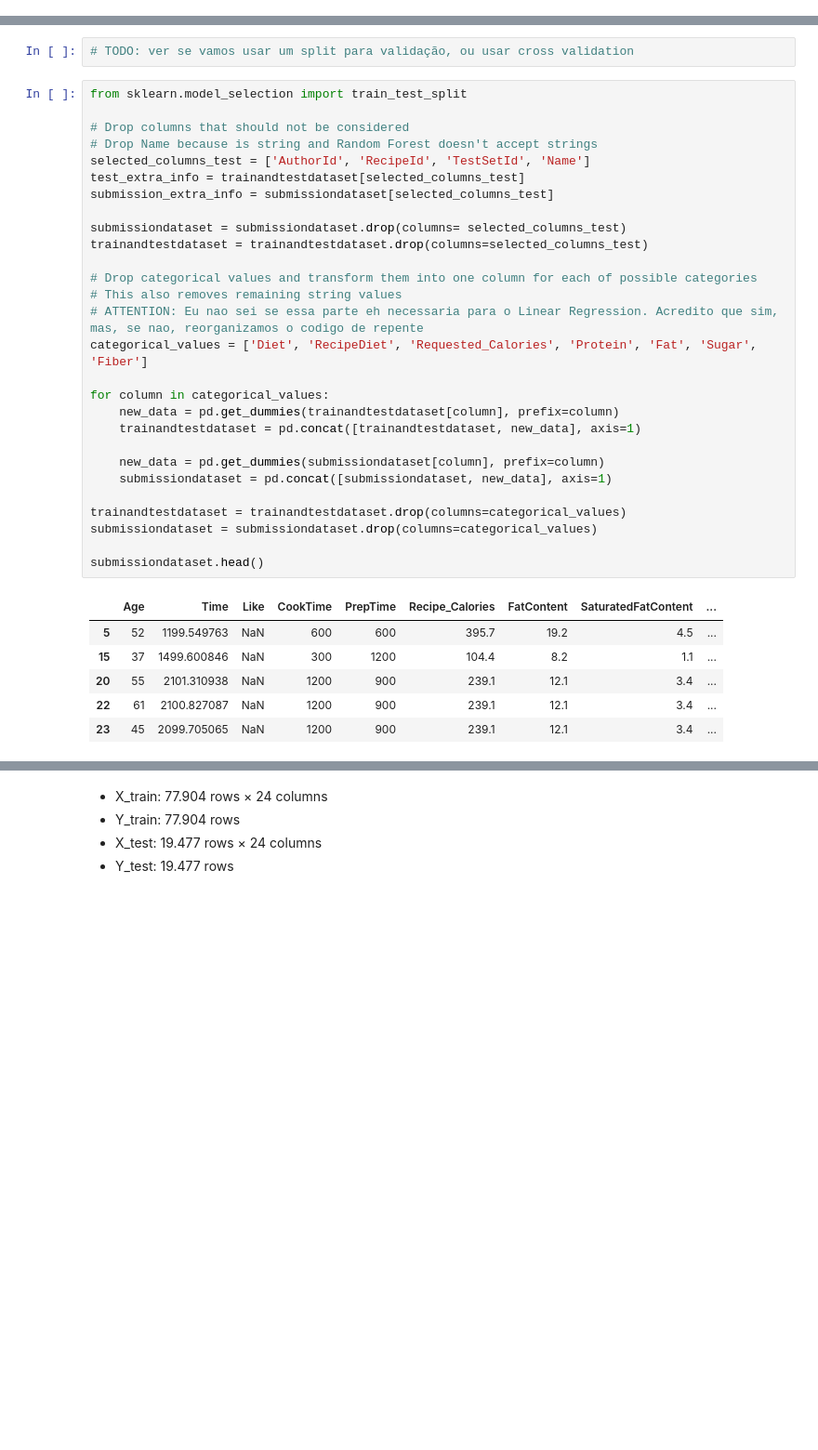
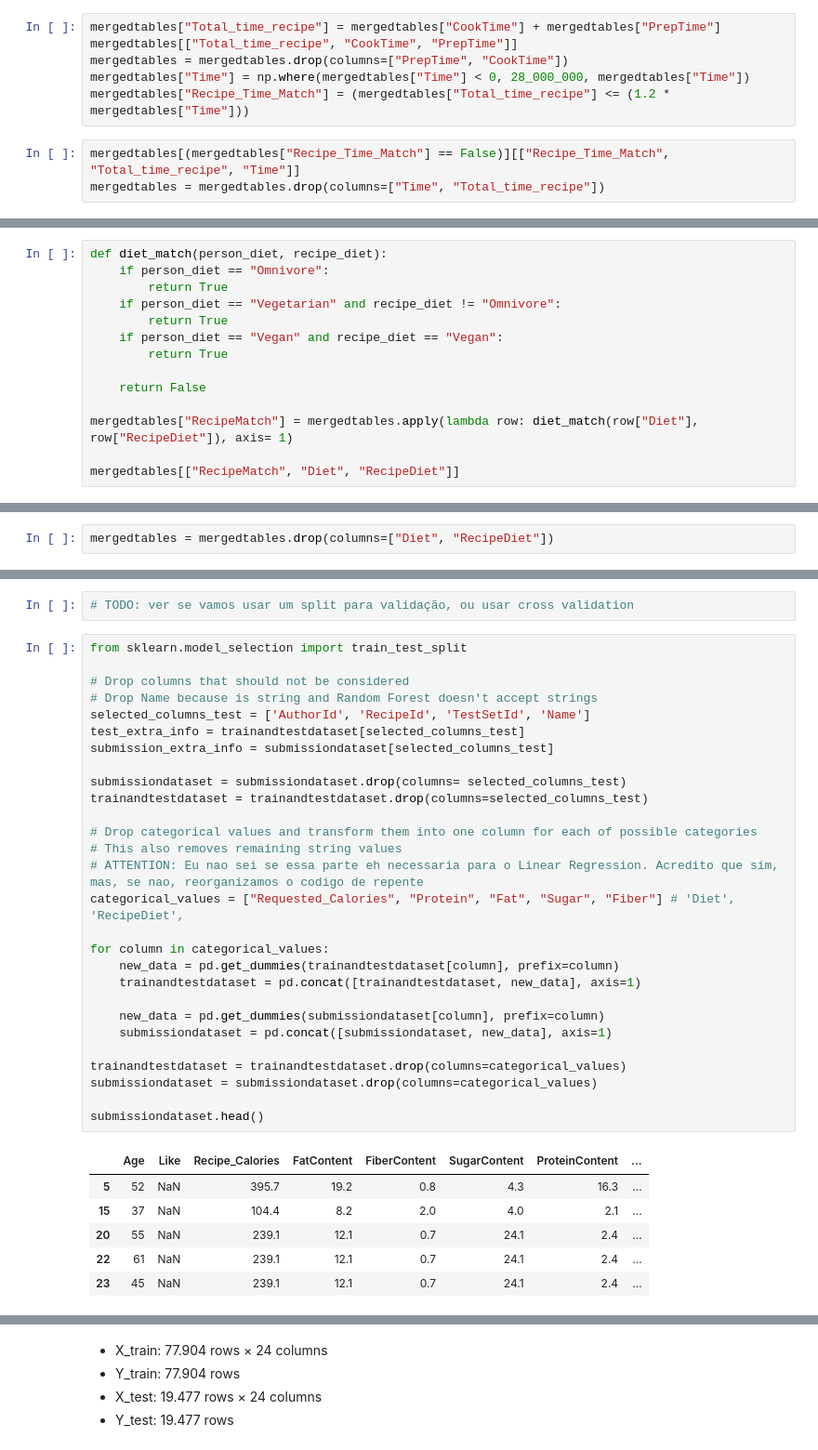
Before and after one commit to lauracorssac/AC-Harpy-Eagle, a Jupyter notebook: CRISPDM notebook.ipynb, the cells around one changed output, grey strips where cells are left out. Shown at 93% size. Saved outputs shown, nothing was run; the diff lists cells and outputs as text; blank space fills up the shorter version.

```diff
--- a/CRISPDM notebook.ipynb
+++ b/CRISPDM notebook.ipynb
@@ -293,3 +299,12 @@ dietrequestsreviewsmerged = dietrequestsmerged.merge(reviews, on = ["AuthorId",
 dietrequestsreviewsmerged = dietrequestsreviewsmerged.rename(columns={"Calories" : "Requested_Calories"})
 mergedtables = dietrequestsreviewsmerged.merge(recipes, on = ["RecipeId"])
 mergedtables = mergedtables.rename(columns={"Calories" : "Recipe_Calories"})
+# %%
+mergedtables["Total_time_recipe"] = mergedtables["CookTime"] + mergedtables["PrepTime"]
+mergedtables[["Total_time_recipe", "CookTime", "PrepTime"]]
+mergedtables = mergedtables.drop(columns=["PrepTime", "CookTime"])
+mergedtables["Time"] = np.where(mergedtables["Time"] < 0, 28_000_000, mergedtables["Time"])
+mergedtables["Recipe_Time_Match"] = (mergedtables["Total_time_recipe"] <= (1.2 * mergedtables["Time"]))
+# %%
+mergedtables[(mergedtables["Recipe_Time_Match"] == False)][["Recipe_Time_Match", "Total_time_recipe", "Time"]]
+mergedtables = mergedtables.drop(columns=["Time", "Total_time_recipe"])
@@ -295,0 +346,14 @@ mergedtables = mergedtables.rename(columns={"Calories" : "Recipe_Calories"})
+# %%
+def diet_match(person_diet, recipe_diet):
+    if person_diet == "Omnivore":
+        return True
+    if person_diet == "Vegetarian" and recipe_diet != "Omnivore":
+        return True
+    if person_diet == "Vegan" and recipe_diet == "Vegan":
+        return True
+
+    return False
+
+mergedtables["RecipeMatch"] = mergedtables.apply(lambda row: diet_match(row["Diet"], row["RecipeDiet"]), axis= 1)
+
+mergedtables[["RecipeMatch", "Diet", "RecipeDiet"]]
@@ -296,3 +374,5 @@ mergedtables = mergedtables.rename(columns={"Calories" : "Recipe_Calories"})
+# %%
+mergedtables = mergedtables.drop(columns=["Diet", "RecipeDiet"])
 # %%
 submissiondataset = mergedtables[mergedtables["Like"].isna()] #com Null na coluna Like
 trainandtestdataset = mergedtables[mergedtables["Like"].notna()] #sem Null na coluna Like
@@ -326,35 +406,35 @@ Split our data set into *train* and *test* data set.
 # %%
 from sklearn.model_selection import train_test_split
 
 # Drop columns that should not be considered
 # Drop Name because is string and Random Forest doesn't accept strings
 selected_columns_test = ['AuthorId', 'RecipeId', 'TestSetId', 'Name']
 test_extra_info = trainandtestdataset[selected_columns_test]
 submission_extra_info = submissiondataset[selected_columns_test]
 
 submissiondataset = submissiondataset.drop(columns= selected_columns_test)
 trainandtestdataset = trainandtestdataset.drop(columns=selected_columns_test)
 
 # Drop categorical values and transform them into one column for each of possible categories
 # This also removes remaining string values
 # ATTENTION: Eu nao sei se essa parte eh necessaria para o Linear Regression. Acredito que sim, mas, se nao, reorganizamos o codigo de repente
-categorical_values = ['Diet', 'RecipeDiet', 'Requested_Calories', 'Protein', 'Fat', 'Sugar', 'Fiber']
+categorical_values = ["Requested_Calories", "Protein", "Fat", "Sugar", "Fiber"] # 'Diet', 'RecipeDiet',
 
 for column in categorical_values:
     new_data = pd.get_dummies(trainandtestdataset[column], prefix=column)
     trainandtestdataset = pd.concat([trainandtestdataset, new_data], axis=1)
 
     new_data = pd.get_dummies(submissiondataset[column], prefix=column)
     submissiondataset = pd.concat([submissiondataset, new_data], axis=1)
 
 trainandtestdataset = trainandtestdataset.drop(columns=categorical_values)
 submissiondataset = submissiondataset.drop(columns=categorical_values)
 
 submissiondataset.head()
 # %% [output]
-|  | Age | Time | Like | CookTime | PrepTime | Recipe_Calories | FatContent | SaturatedFatContent | ... |
-| 5 | 52 | 1199.549763 | NaN | 600 | 600 | 395.7 | 19.2 | 4.5 | ... |
-| 15 | 37 | 1499.600846 | NaN | 300 | 1200 | 104.4 | 8.2 | 1.1 | ... |
-| 20 | 55 | 2101.310938 | NaN | 1200 | 900 | 239.1 | 12.1 | 3.4 | ... |
-| 22 | 61 | 2100.827087 | NaN | 1200 | 900 | 239.1 | 12.1 | 3.4 | ... |
-| 23 | 45 | 2099.705065 | NaN | 1200 | 900 | 239.1 | 12.1 | 3.4 | ... |
+|  | Age | Like | Recipe_Calories | FatContent | FiberContent | SugarContent | ProteinContent | ... |
+| 5 | 52 | NaN | 395.7 | 19.2 | 0.8 | 4.3 | 16.3 | ... |
+| 15 | 37 | NaN | 104.4 | 8.2 | 2.0 | 4.0 | 2.1 | ... |
+| 20 | 55 | NaN | 239.1 | 12.1 | 0.7 | 24.1 | 2.4 | ... |
+| 22 | 61 | NaN | 239.1 | 12.1 | 0.7 | 24.1 | 2.4 | ... |
+| 23 | 45 | NaN | 239.1 | 12.1 | 0.7 | 24.1 | 2.4 | ... |
```
Also changed, not shown: parts of 12 cells of this notebook.
